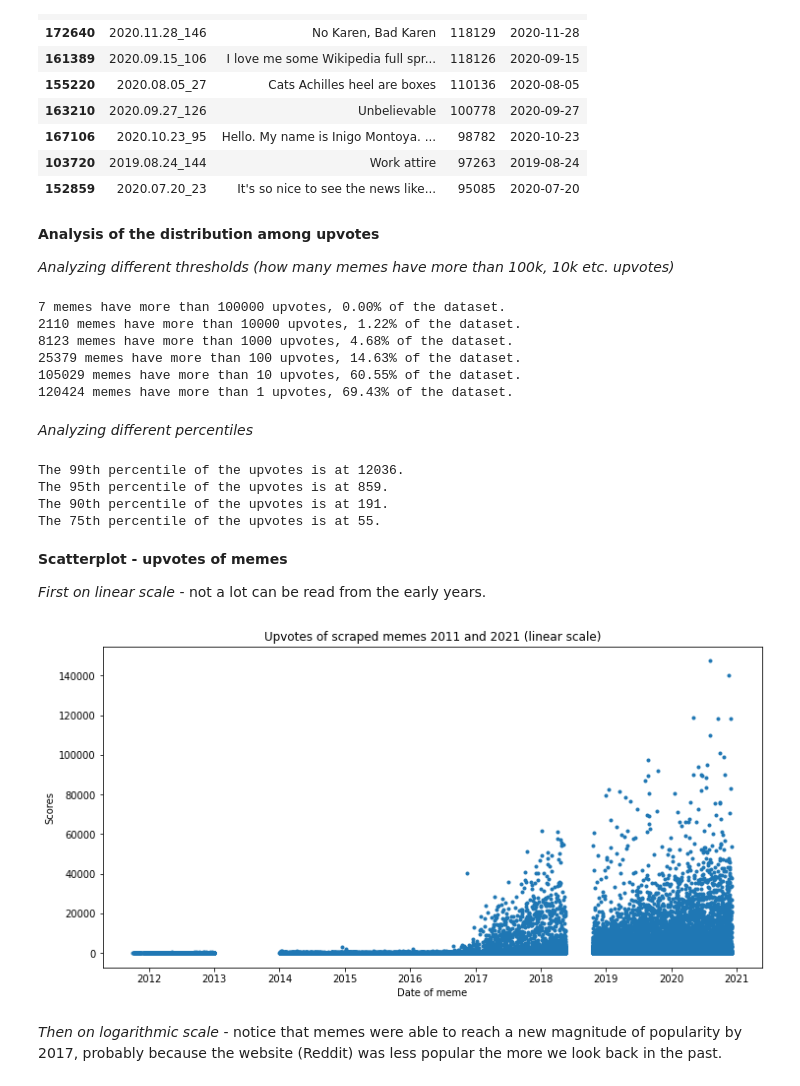
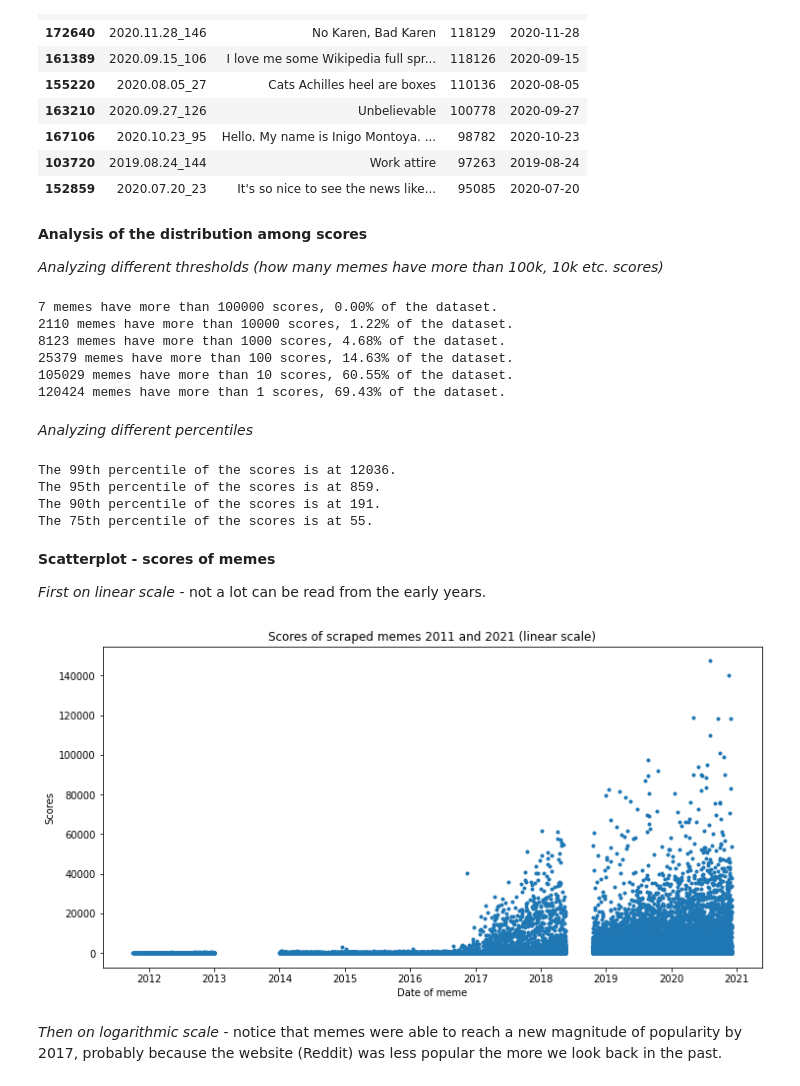
Before and after one commit to pvh95/dl_reddit_meme, a Jupyter notebook: memes_exploratory.ipynb, the cells around one changed output. Drawn from its saved outputs; the diff is of its cells as text; code cells hidden in the pictures.

```diff
--- a/memes_exploratory.ipynb
+++ b/memes_exploratory.ipynb
@@ -103,43 +101,43 @@ memes.sort_values('score', ascending=False).head(10)
 | 103720 | 2019.08.24_144 | Work attire | 97263 | 2019-08-24 |
 | 152859 | 2020.07.20_23 | It's so nice to see the news like... | 95085 | 2020-07-20 |
 # %% [markdown]
-**Analysis of the distribution among upvotes**
+**Analysis of the distribution among scores**
 
-*Analyzing different thresholds (how many memes have more than 100k, 10k etc. upvotes)*
+*Analyzing different thresholds (how many memes have more than 100k, 10k etc. scores)*
 # %%
 for i in reversed(range(6)):
-    print('{} memes have more than {} upvotes, {:.2f}% of the dataset.'.format(sum(memes['score']>10**i),10**i,
+    print('{} memes have more than {} scores, {:.2f}% of the dataset.'.format(sum(memes['score']>10**i),10**i,
                                                                     sum(memes['score']>10**i)/len(memes)*100))
 # %% [output]
-7 memes have more than 100000 upvotes, 0.00% of the dataset.
-2110 memes have more than 10000 upvotes, 1.22% of the dataset.
-8123 memes have more than 1000 upvotes, 4.68% of the dataset.
-25379 memes have more than 100 upvotes, 14.63% of the dataset.
-105029 memes have more than 10 upvotes, 60.55% of the dataset.
-120424 memes have more than 1 upvotes, 69.43% of the dataset.
+7 memes have more than 100000 scores, 0.00% of the dataset.
+2110 memes have more than 10000 scores, 1.22% of the dataset.
+8123 memes have more than 1000 scores, 4.68% of the dataset.
+25379 memes have more than 100 scores, 14.63% of the dataset.
+105029 memes have more than 10 scores, 60.55% of the dataset.
+120424 memes have more than 1 scores, 69.43% of the dataset.
 # %% [markdown]
 *Analyzing different percentiles*
 # %%
 for p in [0.99, 0.95, 0.9, 0.75]:
-    print("The {:.0f}th percentile of the upvotes is at {:.0f}.".format(p*100,memes['score'].quantile(p)))
+    print("The {:.0f}th percentile of the scores is at {:.0f}.".format(p*100,memes['score'].quantile(p)))
 # %% [output]
-The 99th percentile of the upvotes is at 12036.
-The 95th percentile of the upvotes is at 859.
-The 90th percentile of the upvotes is at 191.
-The 75th percentile of the upvotes is at 55.
+The 99th percentile of the scores is at 12036.
+The 95th percentile of the scores is at 859.
+The 90th percentile of the scores is at 191.
+The 75th percentile of the scores is at 55.
 # %% [markdown]
-**Scatterplot - upvotes of memes**
+**Scatterplot - scores of memes**
 
 *First on linear scale* - not a lot can be read from the early years.
 # %%
 plt.figure(figsize=(12,6))
 plt.plot(memes['date'], memes['score'], 'o', markersize=3)
-plt.title('Upvotes of scraped memes 2011 and 2021 (linear scale)')
+plt.title('Scores of scraped memes 2011 and 2021 (linear scale)')
 plt.xlabel('Date of meme')
 plt.ylabel('Scores')
 plt.show()
 # %% [output]
-[figure, old version]
+[figure, new version]
 # %% [markdown]
 *Then on logarithmic scale* - notice that memes were able to reach a new magnitude of popularity by 2017, probably because the website (Reddit) was less popular the more we look back in the past.
 # %%
```
Also changed, not shown: parts of 9 cells of this notebook.
